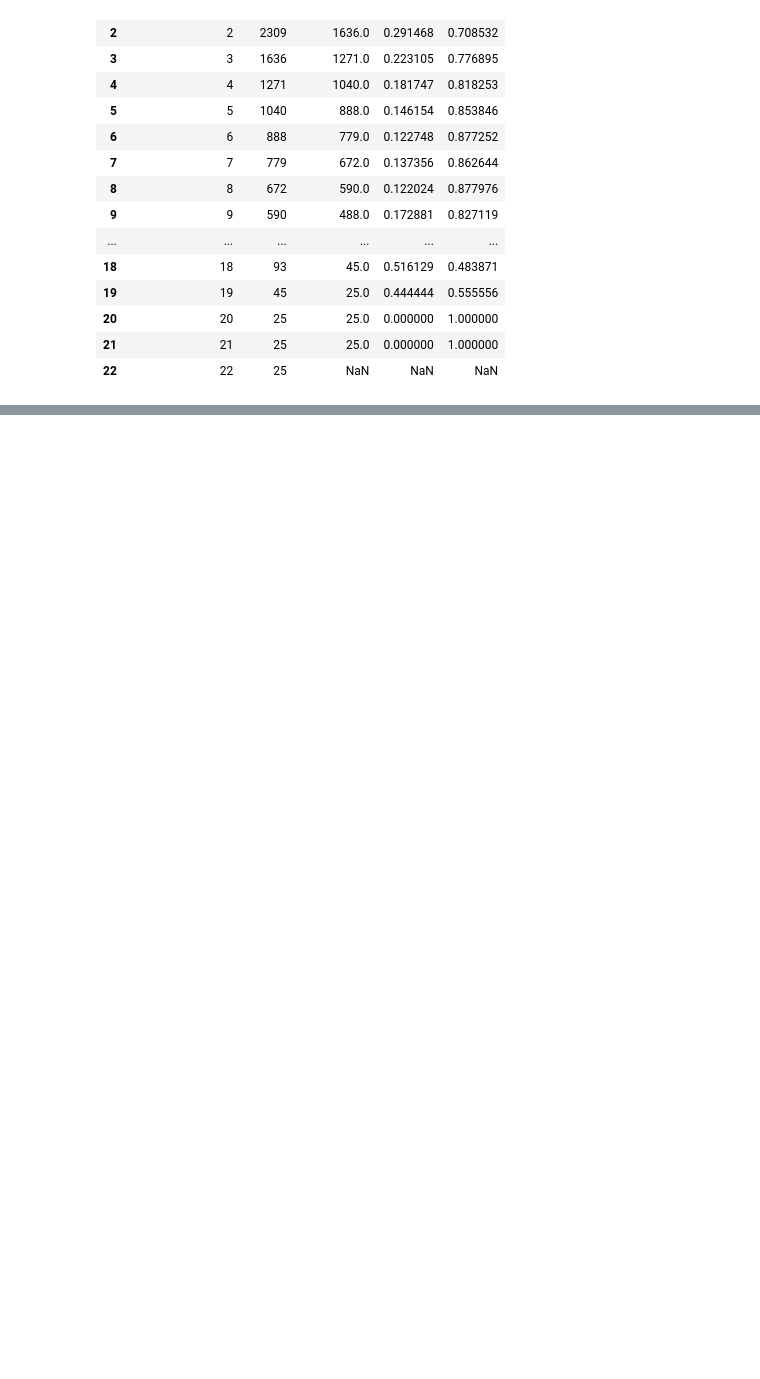
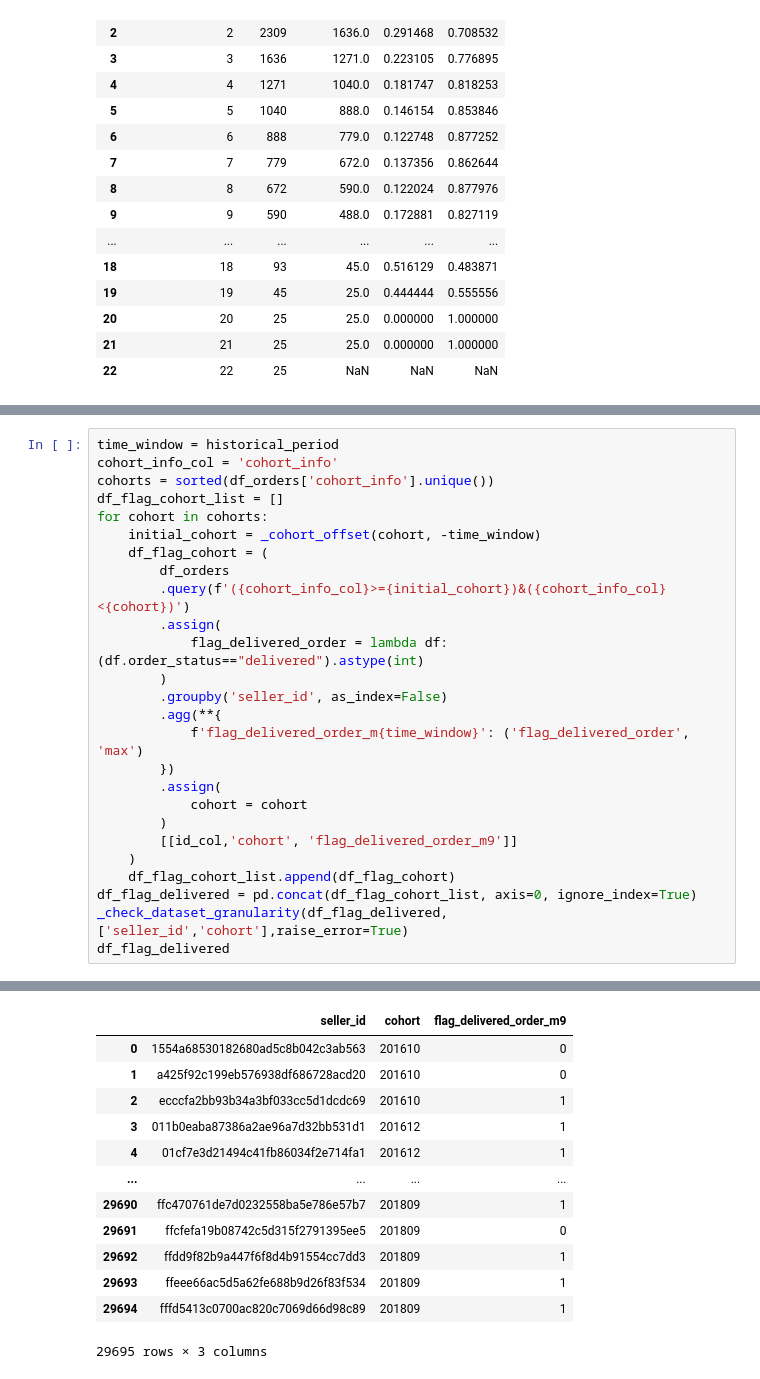
Before and after one commit to BrunoRammon/olist_project, a Jupyter notebook: notebooks/target_definition.ipynb, the cells around one changed output, grey strips where cells are left out. Drawn from its saved outputs; the diff is of its cells as text; blank space fills up the shorter version.

```diff
--- a/notebooks/target_definition.ipynb
+++ b/notebooks/target_definition.ipynb
@@ -401,0 +458,27 @@ Observa-se que a partir de 6 meses de inatividade a taxa de recuperação é inf
+# %%
+time_window = historical_period
+cohort_info_col = 'cohort_info'
+cohorts = sorted(df_orders['cohort_info'].unique())
+df_flag_cohort_list = []
+for cohort in cohorts:
+    initial_cohort = _cohort_offset(cohort, -time_window)
+    df_flag_cohort = (
+        df_orders
+        .query(f'({cohort_info_col}>={initial_cohort})&({cohort_info_col}<{cohort})')
+        .assign(
+            flag_delivered_order = lambda df: (df.order_status=="delivered").astype(int)
+        )
+        .groupby('seller_id', as_index=False)
+        .agg(**{
+            f'flag_delivered_order_m{time_window}': ('flag_delivered_order', 'max')
+        })
+        .assign(
+            cohort = cohort
+        )
+        [[id_col,'cohort', 'flag_delivered_order_m9']]
+    )
+    df_flag_cohort_list.append(df_flag_cohort)
+df_flag_delivered = pd.concat(df_flag_cohort_list, axis=0, ignore_index=True)
+_check_dataset_granularity(df_flag_delivered, ['seller_id','cohort'],raise_error=True)
+df_flag_delivered
+# %% [output]
@@ -401,0 +486,13 @@ Observa-se que a partir de 6 meses de inatividade a taxa de recuperação é inf
+|  | seller_id | cohort | flag_delivered_order_m9 |
+| 0 | 1554a68530182680ad5c8b042c3ab563 | 201610 | 0 |
+| 1 | a425f92c199eb576938df686728acd20 | 201610 | 0 |
+| 2 | ecccfa2bb93b34a3bf033cc5d1dcdc69 | 201610 | 1 |
+| 3 | 011b0eaba87386a2ae96a7d32bb531d1 | 201612 | 1 |
+| 4 | 01cf7e3d21494c41fb86034f2e714fa1 | 201612 | 1 |
+| ... | ... | ... | ... |
+| 29690 | ffc470761de7d0232558ba5e786e57b7 | 201809 | 1 |
+| 29691 | ffcfefa19b08742c5d315f2791395ee5 | 201809 | 0 |
+| 29692 | ffdd9f82b9a447f6f8d4b91554cc7dd3 | 201809 | 1 |
+| 29693 | ffeee66ac5d5a62fe688b9d26f83f534 | 201809 | 1 |
+| 29694 | fffd5413c0700ac820c7069d66d98c89 | 201809 | 1 |
+29695 rows × 3 columns
```
Also changed, not shown: parts of 33 cells of this notebook.
